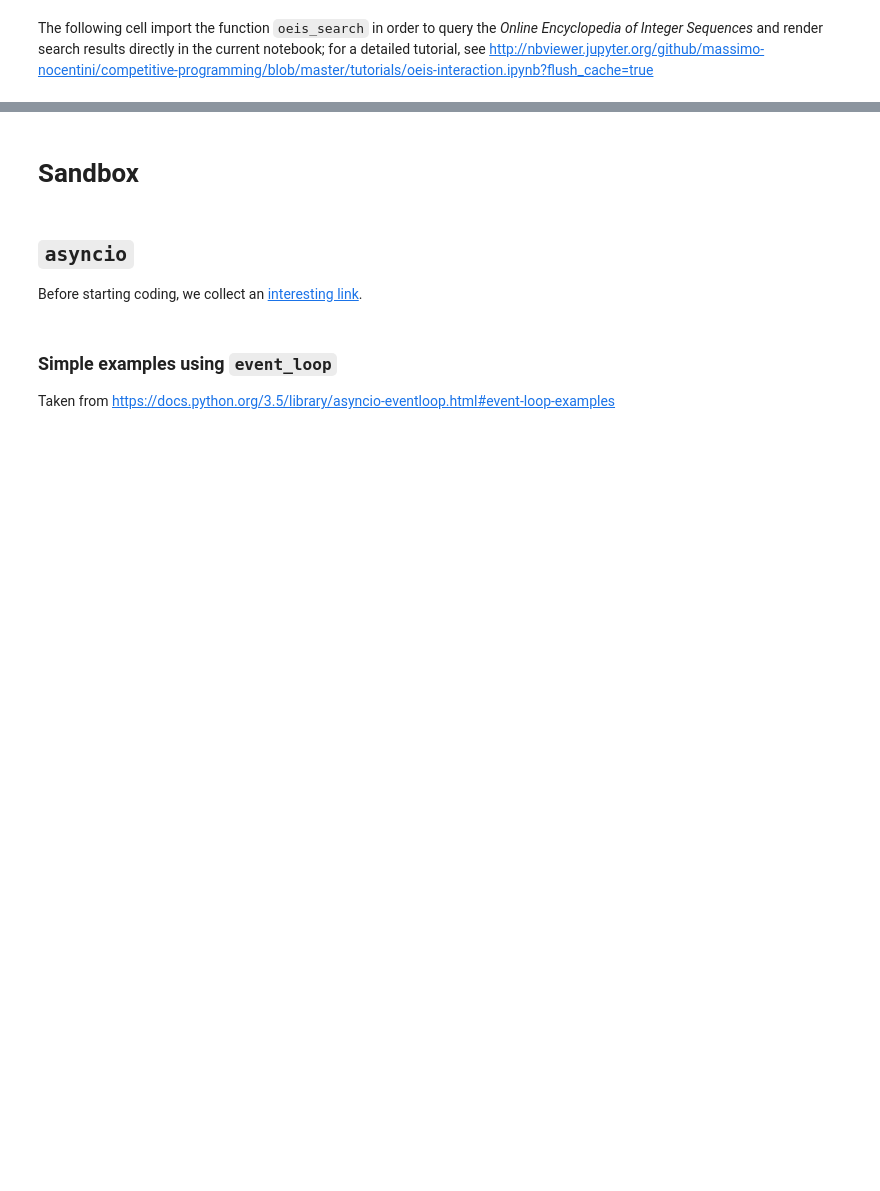
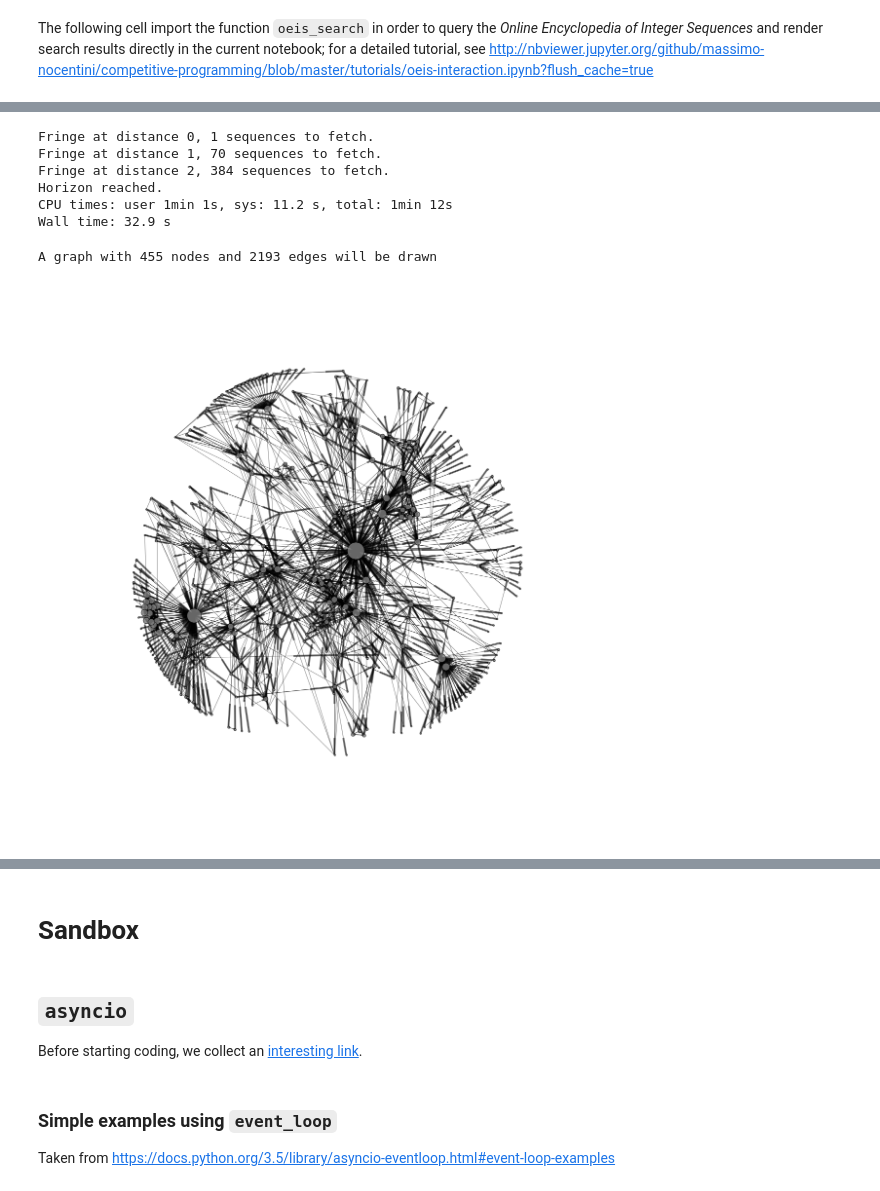
Before and after one commit to massimo-nocentini/scratchpad, a Jupyter notebook: chapters/notebooks/oeis-mining.ipynb, the cells around one changed output, grey strips where cells are left out. Cells and saved outputs as stored; diff of their text form; code cells hidden in the pictures; blank space fills up the shorter version.

Commit message:
Clean and *big/little* nodes according to incoming degrees.

```diff
--- a/chapters/notebooks/oeis-mining.ipynb
+++ b/chapters/notebooks/oeis-mining.ipynb
@@ -24,9 +32,5 @@ Follows `import`s required by this document.
 # %%
-from requests import get
-import re
-from itertools import count
 import networkx as nx
 import matplotlib.pyplot as plt
-%matplotlib inline
 from pylab import rcParams
-rcParams['figure.figsize'] = 200, 200
+rcParams['figure.figsize'] = 20, 20
@@ -32,0 +111,20 @@ rcParams['figure.figsize'] = 200, 200
+# %%
+%%time
+fib_graph = oeis_graph(seq_id=fibonacci_seq_id, depth=2, workers=30)
+# %% [output]
+Fringe at distance 0, 1 sequences to fetch.
+Fringe at distance 1, 70 sequences to fetch.
+Fringe at distance 2, 384 sequences to fetch.
+Horizon reached.
+CPU times: user 1min 1s, sys: 11.2 s, total: 1min 12s
+Wall time: 32.9 s
+# %%
+G_fibonacci = make_nx_graph(fib_graph)
+# %% [output]
+A graph with 455 nodes and 2193 edges will be drawn
+# %%
+draw_nx_graph(G_fibonacci,
+              #favorite_nodes={fibonacci_seq_id:'b', catalan_seq_id:'g'},
+              nodes_labels={'draw':False, fibonacci_seq_id:r'$\alpha$', catalan_seq_id:r'$\beta$'})
+# %% [output]
+[figure, added]
```
Also changed, not shown: parts of 49 cells of this notebook.
